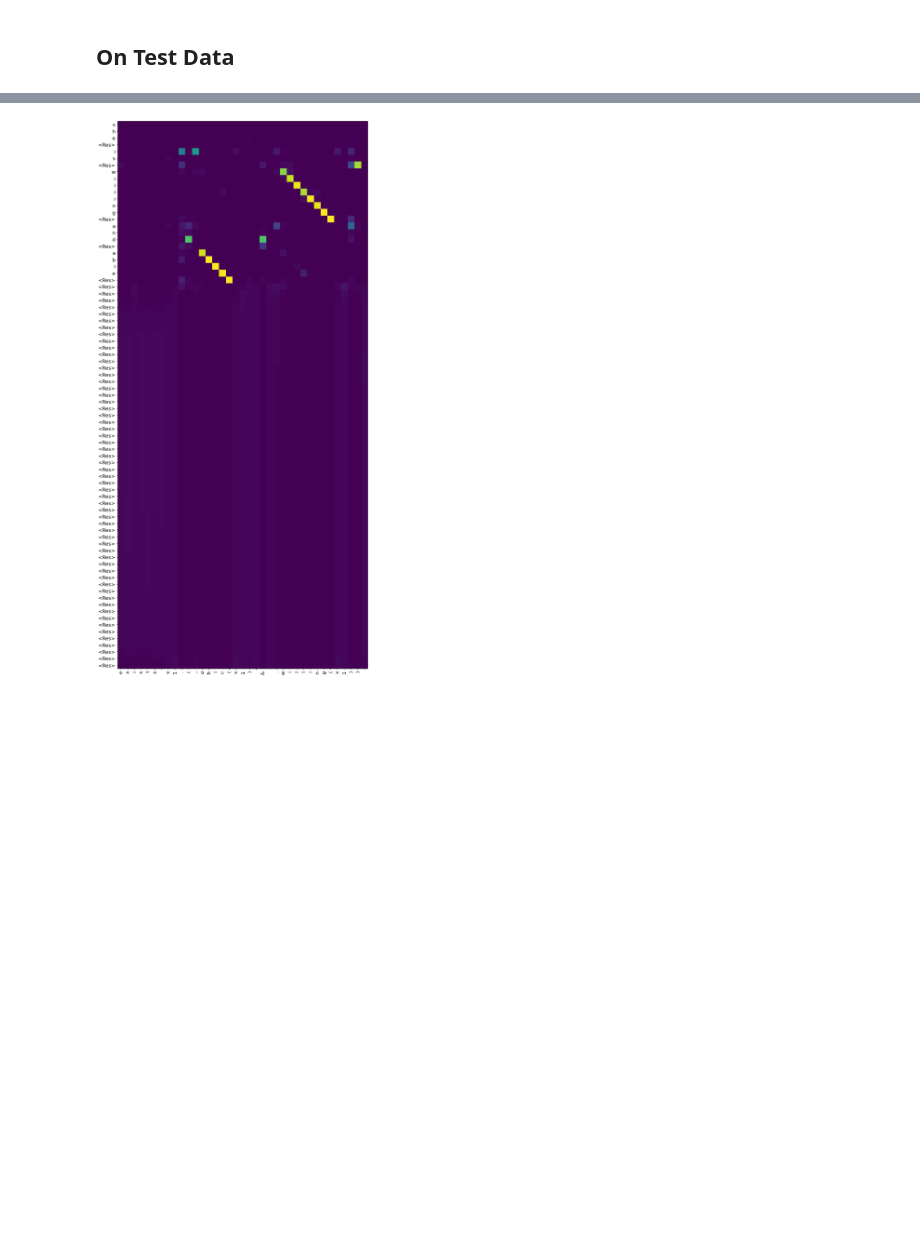
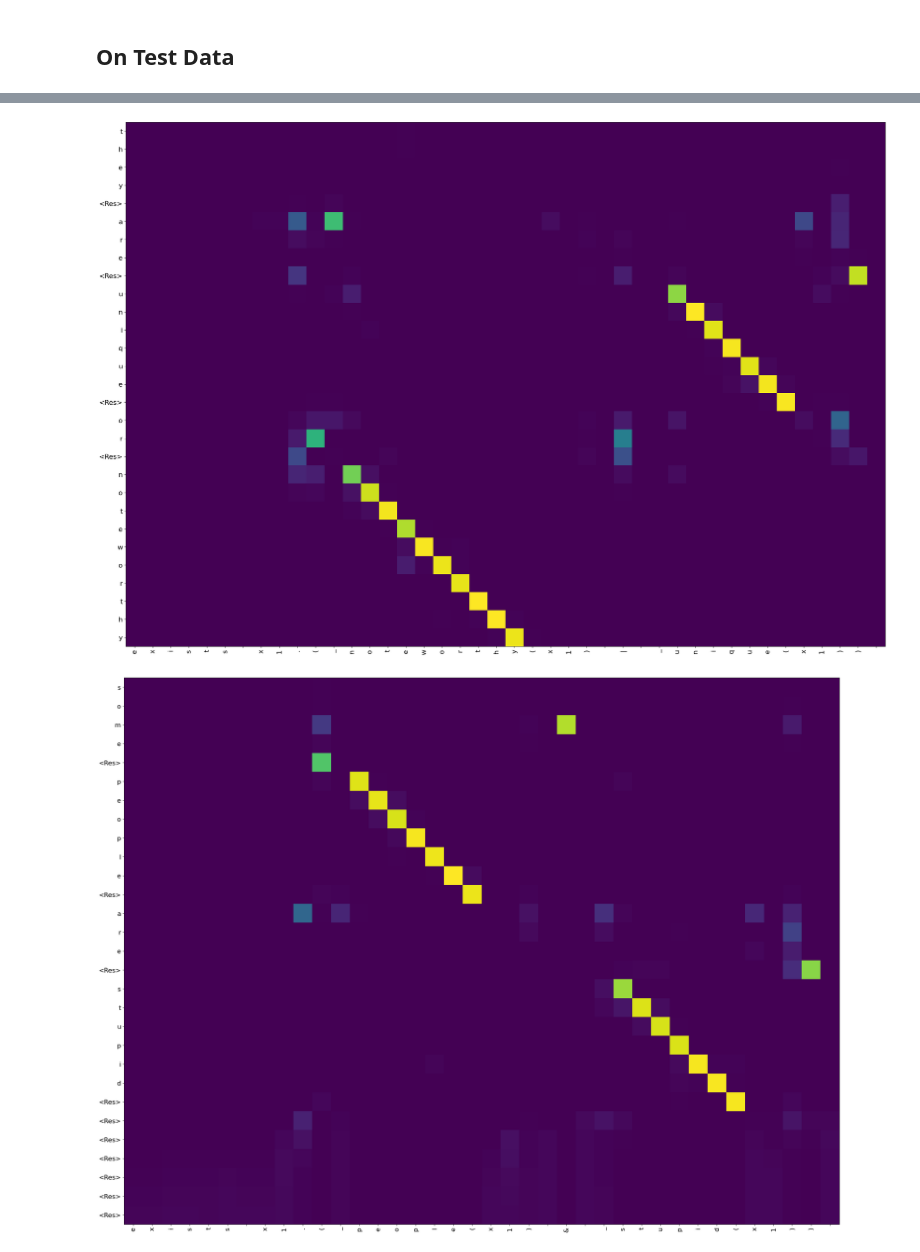
Before and after one commit to devgunho/Attack_Log_Detection_with_NLP, a Jupyter notebook: 01_text2log/text2log_exp.ipynb, the cells around one changed output, grey strips where cells are left out. Saved outputs shown, nothing was run; the diff lists cells and outputs as text; code cells hidden in the pictures; blank space fills up the shorter version.

Commit message:
[tex2log] fin: get results

```diff
--- a/01_text2log/text2log_exp.ipynb
+++ b/01_text2log/text2log_exp.ipynb
@@ -801,10 +793,8 @@ full_model.save(f"{config.MODELS_DIR}{simple_name}-N({len(X_train)})-{latent_dim
 # %%
 # Reverse-lookup token index to decode sequences back to
 # something readable.
-reverse_input_char_index = dict(
-    (i, char) for char, i in input_token_index.items())
-reverse_target_char_index = dict(
-    (i, char) for char, i in target_token_index.items())
+reverse_input_char_index = dict((i, char) for char, i in input_token_index.items())
+reverse_target_char_index = dict((i, char) for char, i in target_token_index.items())
 # %%
 def decode_sequence_bigru_attn(
     encoder_model, decoder_model, test_X_seq, num_encoder_tokens, num_decoder_tokens
@@ -1087,8 +1079,20 @@ None
 # %% [markdown]
 ## On Test Data
 # %%
-# X_test = ['he likes cats and dogs']
-X_test = ["she is willing and able"]
+
+X_test = []
+file_path = "./data/test/X_test.txt"
+
+with open(file_path, "r") as file:
+    X_test = file.readlines()
+
+# Remove trailing newline characters from each line
+X_test = [line.rstrip("\n") for line in X_test]
+
+# Only test single sentence
+# X_test = ["they are unique or noteworthy"]
+
+y_height=len(X_test[0])
 
 encoder_test_data = np.zeros(
     (len(X_test), max_encoder_seq_length, num_encoder_tokens), dtype="float32"
@@ -1104,7 +1108,8 @@ np.set_printoptions(threshold=sys.maxsize)
 
 correct = 0
 checked = 0
-for seq_index in range(0, len(X_test)):
+# for seq_index in range(0, len(X_test)):
+for seq_index in range(0, 10):
     test_X = X_test[seq_index]
     input_seq = encoder_test_data[seq_index : seq_index + 1]
 
@@ -1120,7 +1125,8 @@ for seq_index in range(0, len(X_test)):
         attn_weights,
         reverse_input_char_index,
         reverse_target_char_index,
-        filename="attention_{}.png".format(seq_index),
+        filename="result_{}.png".format(seq_index),
+        y_height=y_height,
     )
     print("-")
     print("Input sentence:", X_test[seq_index])
@@ -1154 +1160,2 @@ Accuracy:
-[figure, old version]
+[figure, new version]
+[figure, added]
```
Also changed, not shown: parts of 8 cells of this notebook, 19 other files.
